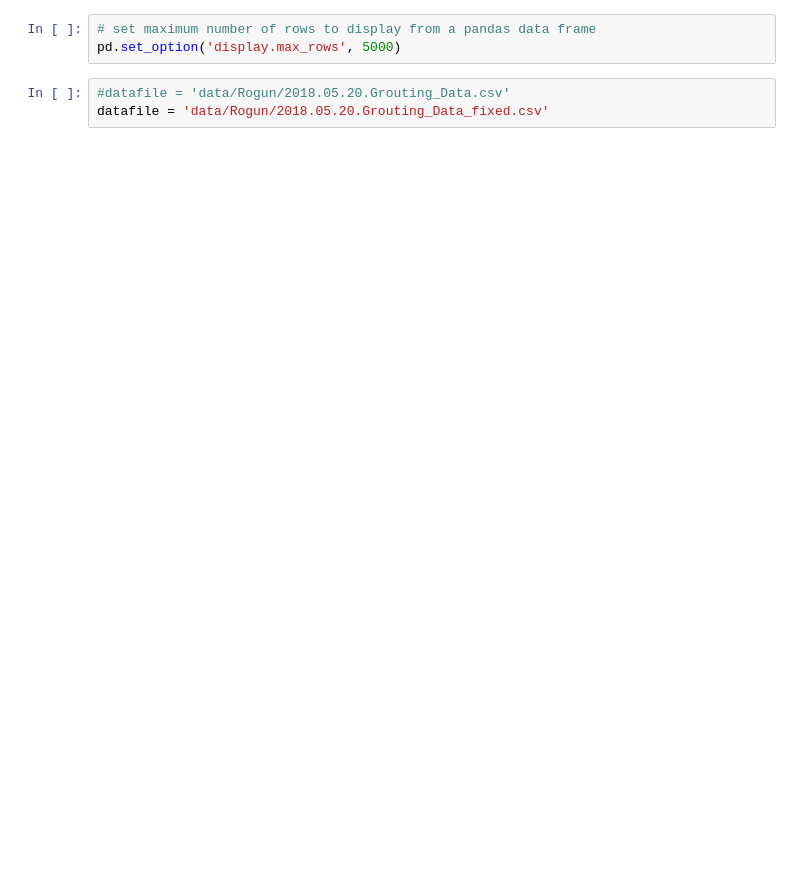
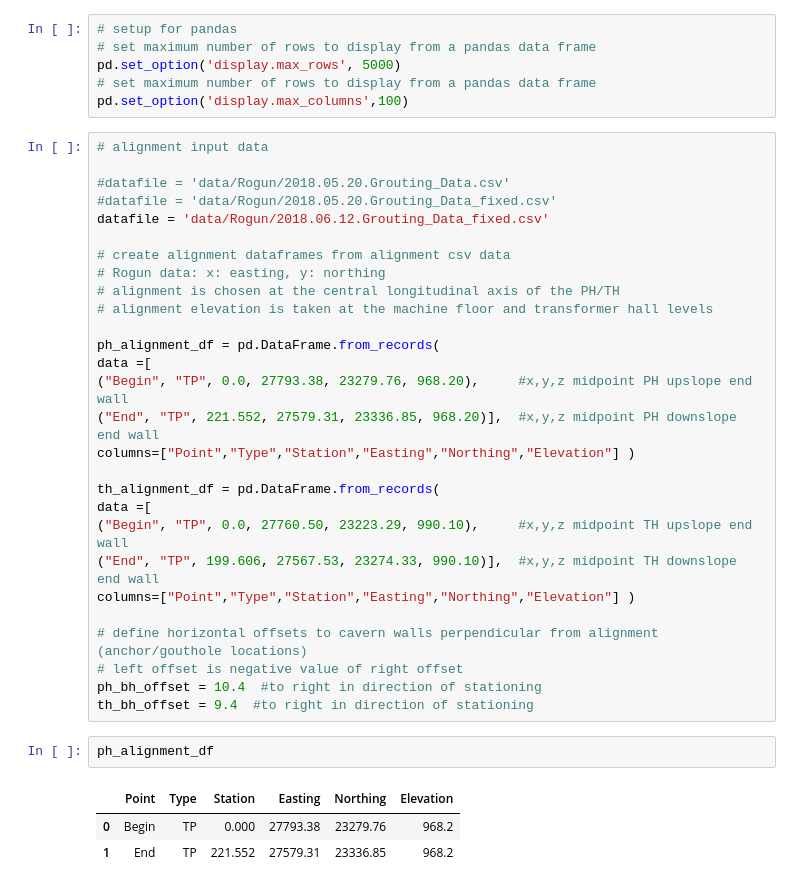
Before and after one commit to JJK-engineering/data-organizer, a Jupyter notebook: jupyter-python/data_analysis/RogunPowerhouseDataAnalysis.ipynb, the cells around one changed output. Cells and saved outputs as stored; diff of their text form; blank space fills up the shorter version.

```diff
--- a/jupyter-python/data_analysis/RogunPowerhouseDataAnalysis.ipynb
+++ b/jupyter-python/data_analysis/RogunPowerhouseDataAnalysis.ipynb
@@ -22,6 +55,40 @@ Pixiedust database opened successfully
 # %%
+# setup for pandas
 # set maximum number of rows to display from a pandas data frame
 pd.set_option('display.max_rows', 5000)
+# set maximum number of rows to display from a pandas data frame
+pd.set_option('display.max_columns',100)
-# %%
-#datafile = 'data/Rogun/2018.05.20.Grouting_Data.csv'
-datafile = 'data/Rogun/2018.05.20.Grouting_Data_fixed.csv'
+# %%
+# alignment input data
+
+#datafile = 'data/Rogun/2018.05.20.Grouting_Data.csv'
+#datafile = 'data/Rogun/2018.05.20.Grouting_Data_fixed.csv'
+datafile = 'data/Rogun/2018.06.12.Grouting_Data_fixed.csv'
+
+# create alignment dataframes from alignment csv data
+# Rogun data: x: easting, y: northing
+# alignment is chosen at the central longitudinal axis of the PH/TH
+# alignment elevation is taken at the machine floor and transformer hall levels
+
+ph_alignment_df = pd.DataFrame.from_records(
+data =[
+("Begin", "TP", 0.0, 27793.38, 23279.76, 968.20),     #x,y,z midpoint PH upslope end wall
+("End", "TP", 221.552, 27579.31, 23336.85, 968.20)],  #x,y,z midpoint PH downslope end wall
+columns=["Point","Type","Station","Easting","Northing","Elevation"] )
+
+th_alignment_df = pd.DataFrame.from_records(
+data =[
+("Begin", "TP", 0.0, 27760.50, 23223.29, 990.10),     #x,y,z midpoint TH upslope end wall
+("End", "TP", 199.606, 27567.53, 23274.33, 990.10)],  #x,y,z midpoint TH downslope end wall
+columns=["Point","Type","Station","Easting","Northing","Elevation"] )
+
+# define horizontal offsets to cavern walls perpendicular from alignment (anchor/gouthole locations)
+# left offset is negative value of right offset
+ph_bh_offset = 10.4  #to right in direction of stationing
+th_bh_offset = 9.4  #to right in direction of stationing
+# %%
+ph_alignment_df
+# %% [output]
+|  | Point | Type | Station | Easting | Northing | Elevation |
+| 0 | Begin | TP | 0.000 | 27793.38 | 23279.76 | 968.2 |
+| 1 | End | TP | 221.552 | 27579.31 | 23336.85 | 968.2 |
```
Also changed, not shown: parts of 28 cells of this notebook, 6 other files.
